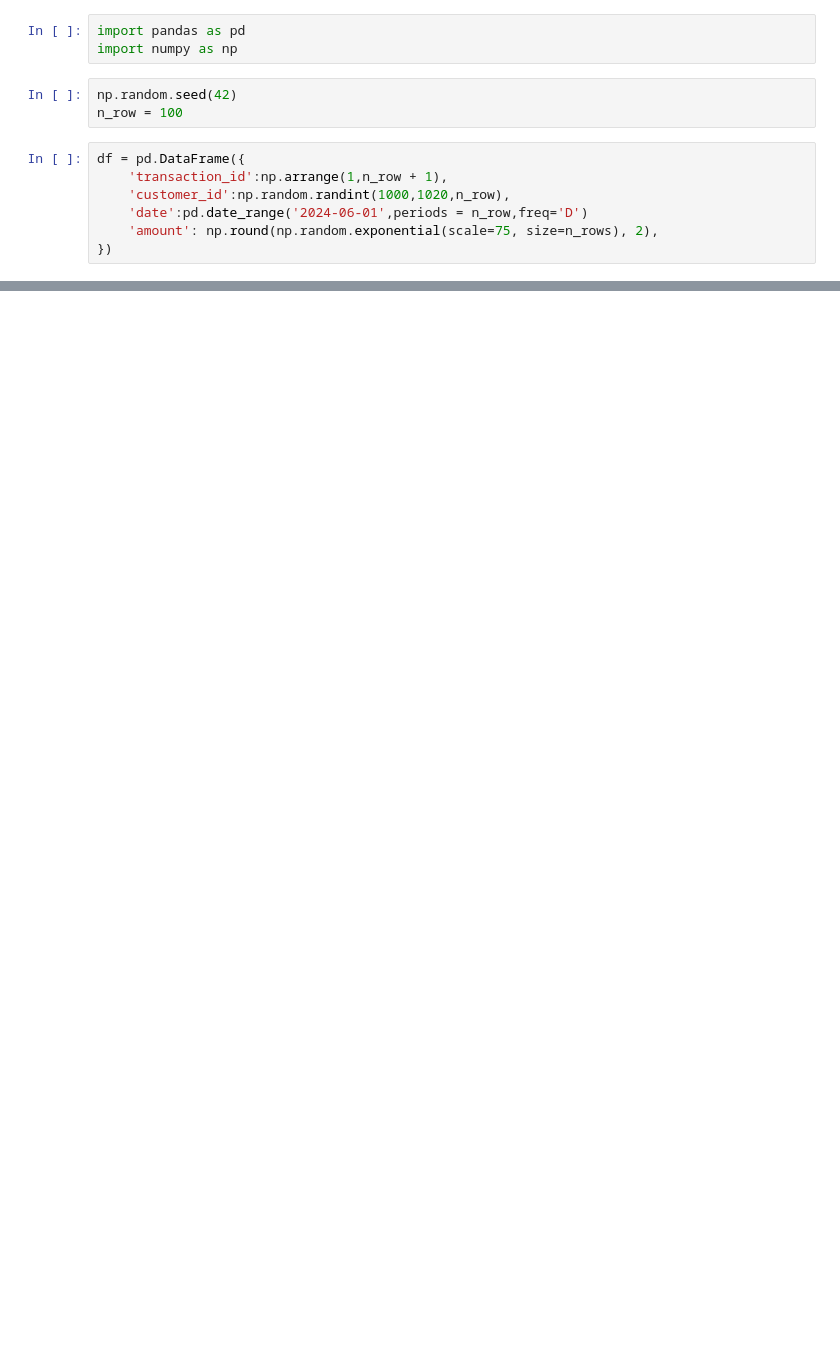
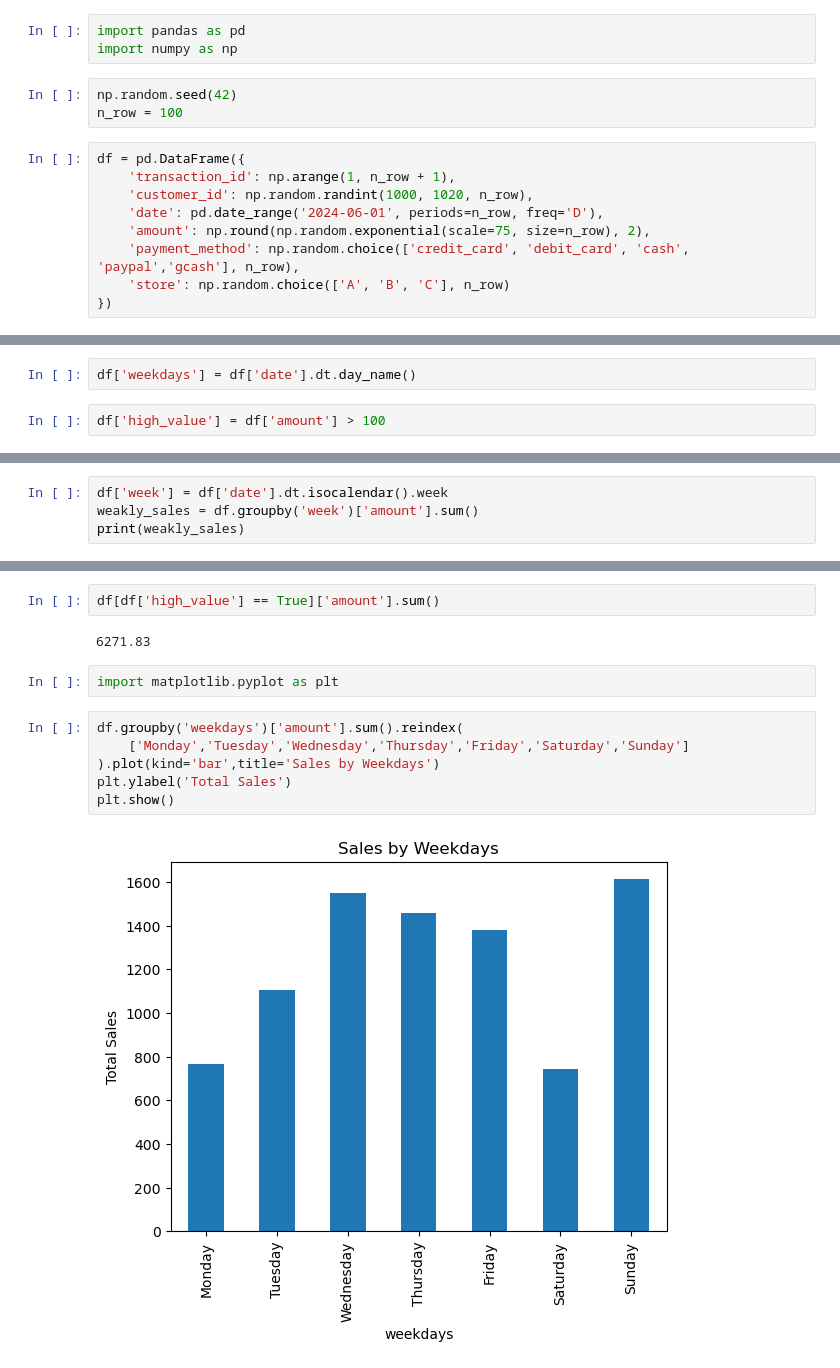
Before and after one commit to francisganapin/Practice_DataScience, a Jupyter notebook: day11/a2.ipynb, the cells around one changed output, grey strips where cells are left out. Drawn from its saved outputs; the diff is of its cells as text; blank space fills up the shorter version.

```diff
--- a/day11/a2.ipynb
+++ b/day11/a2.ipynb
@@ -6,8 +6,10 @@ np.random.seed(42)
 n_row = 100
 # %%
 df = pd.DataFrame({
-    'transaction_id':np.arrange(1,n_row + 1),
-    'customer_id':np.random.randint(1000,1020,n_row),
-    'date':pd.date_range('2024-06-01',periods = n_row,freq='D')
-    'amount': np.round(np.random.exponential(scale=75, size=n_rows), 2),
+    'transaction_id': np.arange(1, n_row + 1),
+    'customer_id': np.random.randint(1000, 1020, n_row),
+    'date': pd.date_range('2024-06-01', periods=n_row, freq='D'),
+    'amount': np.round(np.random.exponential(scale=75, size=n_row), 2),
+    'payment_method': np.random.choice(['credit_card', 'debit_card', 'cash', 'paypal','gcash'], n_row),
+    'store': np.random.choice(['A', 'B', 'C'], n_row)
 })
@@ -15,0 +47,4 @@ AttributeError: module 'numpy' has no attribute 'arrange'
+# %%
+df['weekdays'] = df['date'].dt.day_name()
+# %%
+df['high_value'] = df['amount'] > 100
@@ -15,0 +108,4 @@ AttributeError: module 'numpy' has no attribute 'arrange'
+# %%
+df['week'] = df['date'].dt.isocalendar().week
+weakly_sales = df.groupby('week')['amount'].sum()
+print(weakly_sales)
@@ -15,0 +257,14 @@ AttributeError: module 'numpy' has no attribute 'arrange'
+# %%
+df[df['high_value'] == True]['amount'].sum()
+# %% [output]
+6271.83
+# %%
+import matplotlib.pyplot as plt
+# %%
+df.groupby('weekdays')['amount'].sum().reindex(
+    ['Monday','Tuesday','Wednesday','Thursday','Friday','Saturday','Sunday']
+).plot(kind='bar',title='Sales by Weekdays')
+plt.ylabel('Total Sales')
+plt.show()
+# %% [output]
+[figure, added]
```
Also changed, not shown: parts of 28 cells of this notebook, 8 other files.
